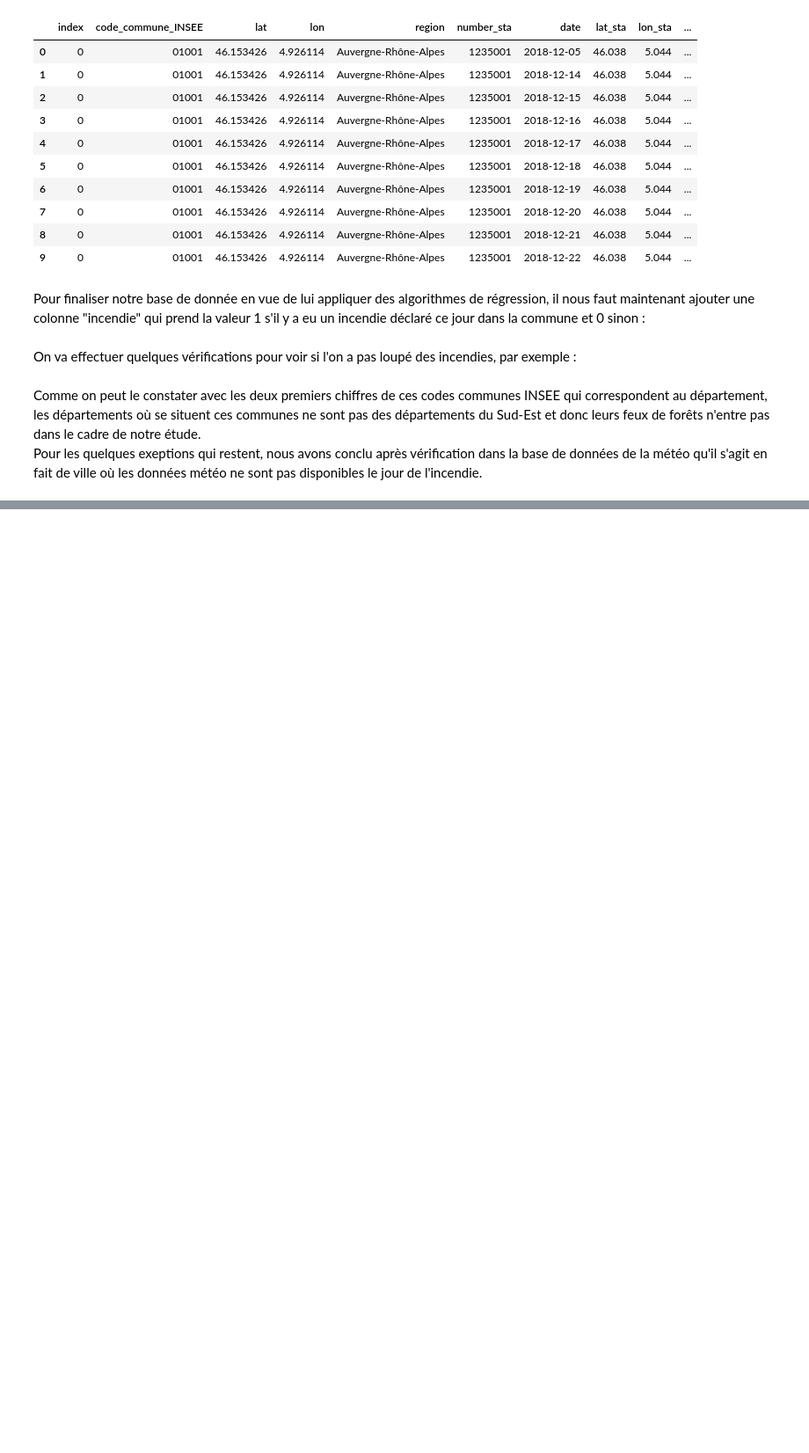
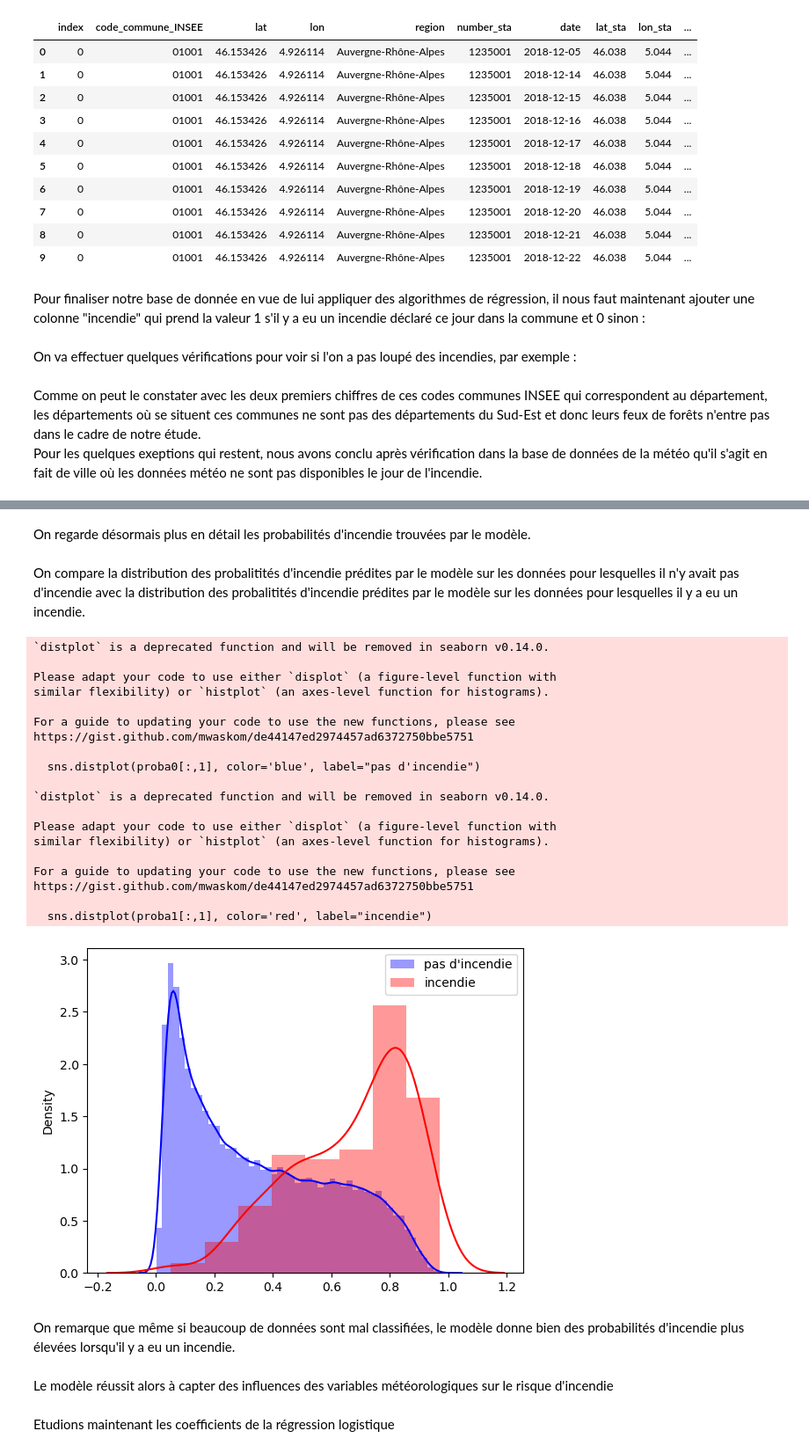
Before and after one commit to felixdechamps/ensae-prog2A, a Jupyter notebook: notebookincendies.ipynb, the cells around one changed output, grey strips where cells are left out. Shown at 88% size. Saved outputs shown, nothing was run; the diff lists cells and outputs as text; code cells hidden in the pictures; blank space fills up the shorter version.

```diff
--- a/notebookincendies.ipynb
+++ b/notebookincendies.ipynb
@@ -449,0 +813,8 @@ Pour les  quelques exeptions qui restent, nous avons conclu après vérification
+# %%
+df_prediction = df[['dd','ff','t','td','precip','hu', 'incendie']]
+print(df_prediction.shape)
+df_prediction = df_prediction.dropna()
+print(df_prediction.shape)
+X = df_prediction[['dd','ff','t','td','precip','hu']]
+y = df_prediction['incendie']
+y.sum()
@@ -449,0 +829,13 @@ Pour les  quelques exeptions qui restent, nous avons conclu après vérification
+# %%
+from sklearn.model_selection import train_test_split
+from sklearn.linear_model import LogisticRegression
+from sklearn.metrics import roc_auc_score
+from sklearn.tree import DecisionTreeClassifier
+from sklearn.metrics import f1_score, confusion_matrix, classification_report
+from sklearn.model_selection import learning_curve
+from sklearn.pipeline import Pipeline
+from sklearn.preprocessing import StandardScaler
+
+
+# Créer et entraîner le modèle
+X_train, X_test, y_train, y_test = train_test_split(X, y, test_size=0.2, random_state=42)
@@ -449,0 +844,5 @@ Pour les  quelques exeptions qui restent, nous avons conclu après vérification
+# %%
+model = Pipeline([('scaler',StandardScaler()),
+                      ('classi',LogisticRegression(class_weight='balanced'))]
+                )
+model.fit(X_train, y_train)
@@ -449,0 +862,40 @@ Pour les  quelques exeptions qui restent, nous avons conclu après vérification
+# %% [markdown]
+On regarde désormais plus en détail les probabilités d'incendie trouvées par le modèle.
+# %%
+proba0 = model.predict_proba(X_test[y_test==0])
+proba1 = model.predict_proba(X_test[y_test==1])
+# %% [markdown]
+On compare la distribution des probalitités d'incendie prédites par le modèle sur les données pour lesquelles il n'y avait pas d'incendie avec la distribution des probalitités d'incendie prédites par le modèle sur les données pour lesquelles il y a eu un incendie.
+# %%
+plt.figure()
+sns.distplot(proba0[:,1], color='blue', label="pas d'incendie")
+sns.distplot(proba1[:,1], color='red', label="incendie")
+plt.legend()
+plt.show()
+# %% [output]
+`distplot` is a deprecated function and will be removed in seaborn v0.14.0.
+
+Please adapt your code to use either `displot` (a figure-level function with
+similar flexibility) or `histplot` (an axes-level function for histograms).
+
+For a guide to updating your code to use the new functions, please see
+https://gist.github.com/mwaskom/de44147ed2974457ad6372750bbe5751
+
+  sns.distplot(proba0[:,1], color='blue', label="pas d'incendie")
+
+`distplot` is a deprecated function and will be removed in seaborn v0.14.0.
+
+Please adapt your code to use either `displot` (a figure-level function with
+similar flexibility) or `histplot` (an axes-level function for histograms).
+
+For a guide to updating your code to use the new functions, please see
+https://gist.github.com/mwaskom/de44147ed2974457ad6372750bbe5751
+
+  sns.distplot(proba1[:,1], color='red', label="incendie")
+[figure, added]
+# %% [markdown]
+On remarque que même si beaucoup de données sont mal classifiées, le modèle donne bien des probabilités d'incendie plus élevées lorsqu'il y a eu un incendie.
+# %% [markdown]
+Le modèle réussit alors à capter des influences des variables météorologiques sur le risque d'incendie
+# %% [markdown]
+Etudions maintenant les coefficients de la régression logistique
```
Also changed, not shown: parts of 120 cells of this notebook, 3 other files.
